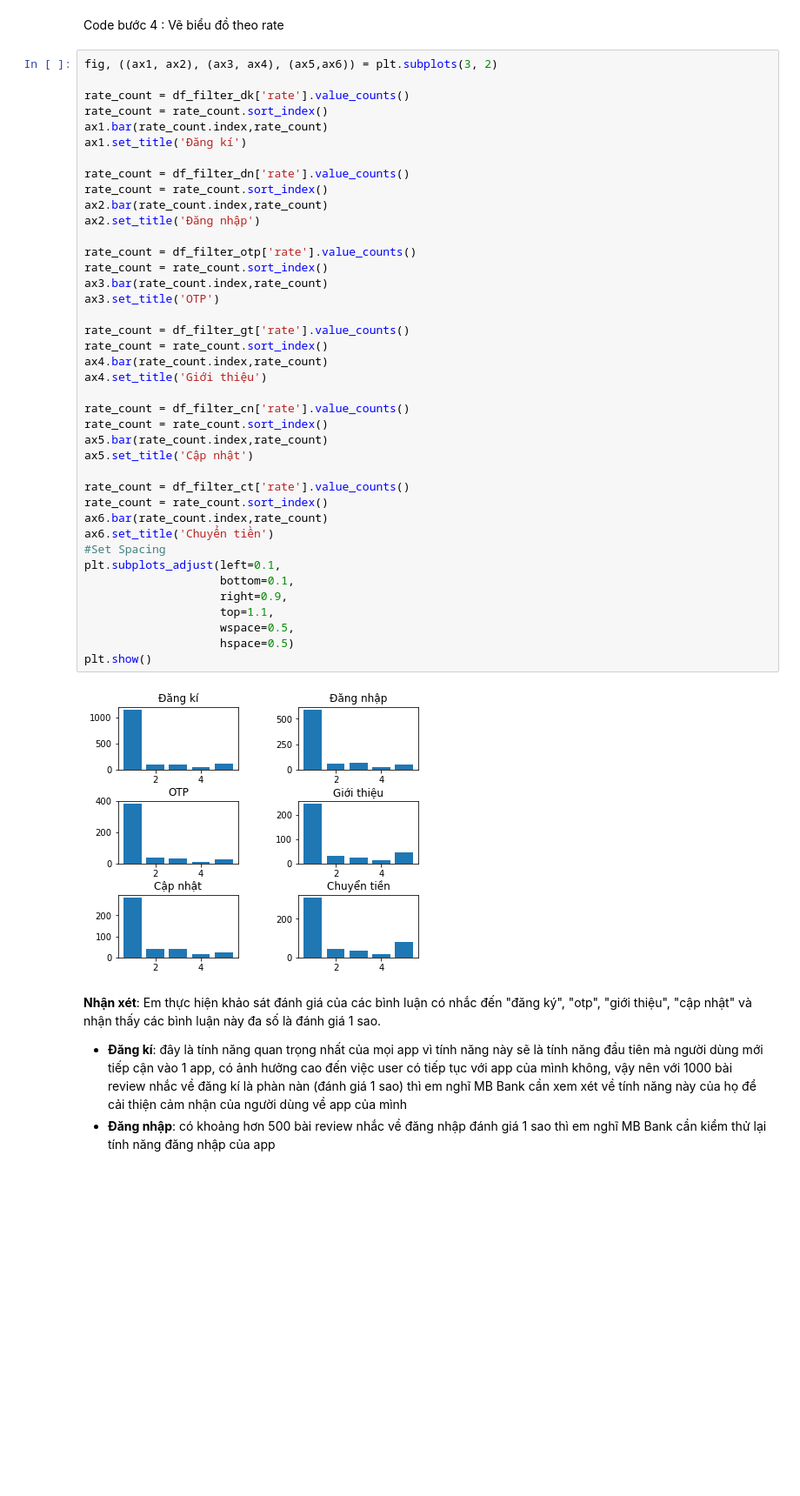
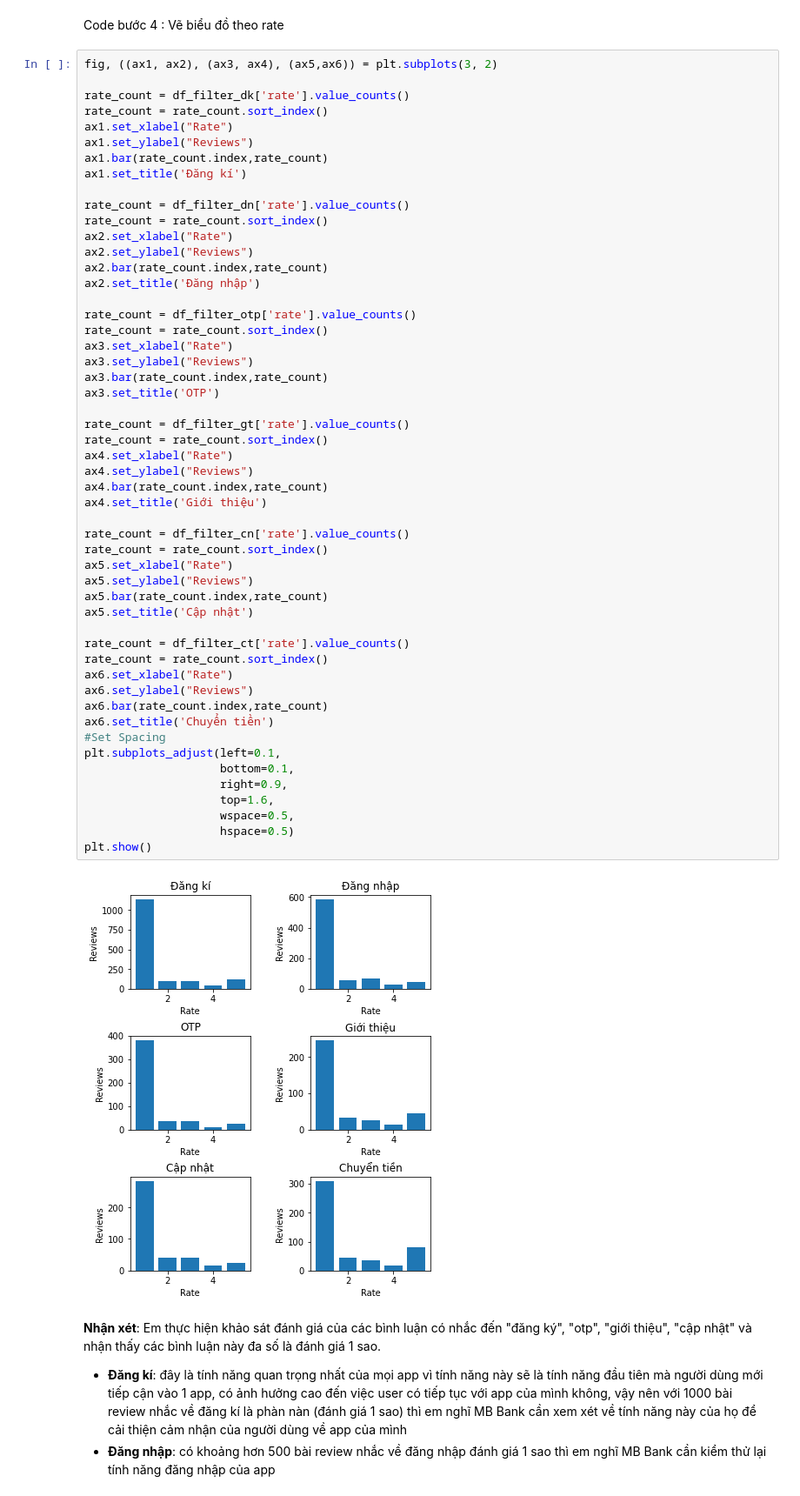
Before and after one commit to trinh172/LTKHDL_DACK, a Jupyter notebook: Final_Project.ipynb, the cells around one changed output. Shown at 87% size. Saved outputs shown, nothing was run; the diff lists cells and outputs as text; blank space fills up the shorter version.

Commit message:
add xlabel, ylabel for chart

```diff
--- a/Final_Project.ipynb
+++ b/Final_Project.ipynb
@@ -618,43 +625,55 @@ fig, ((ax1, ax2), (ax3, ax4), (ax5,ax6)) = plt.subplots(3, 2)
 
 rate_count = df_filter_dk['rate'].value_counts()
 rate_count = rate_count.sort_index()
+ax1.set_xlabel("Rate")
+ax1.set_ylabel("Reviews")
 ax1.bar(rate_count.index,rate_count)
 ax1.set_title('Đăng kí')
 
 rate_count = df_filter_dn['rate'].value_counts()
 rate_count = rate_count.sort_index()
+ax2.set_xlabel("Rate")
+ax2.set_ylabel("Reviews")
 ax2.bar(rate_count.index,rate_count)
 ax2.set_title('Đăng nhập')
 
 rate_count = df_filter_otp['rate'].value_counts()
 rate_count = rate_count.sort_index()
+ax3.set_xlabel("Rate")
+ax3.set_ylabel("Reviews")
 ax3.bar(rate_count.index,rate_count)
 ax3.set_title('OTP')
 
 rate_count = df_filter_gt['rate'].value_counts()
 rate_count = rate_count.sort_index()
+ax4.set_xlabel("Rate")
+ax4.set_ylabel("Reviews")
 ax4.bar(rate_count.index,rate_count)
 ax4.set_title('Giới thiệu')
 
 rate_count = df_filter_cn['rate'].value_counts()
 rate_count = rate_count.sort_index()
+ax5.set_xlabel("Rate")
+ax5.set_ylabel("Reviews")
 ax5.bar(rate_count.index,rate_count)
 ax5.set_title('Cập nhật')
 
 rate_count = df_filter_ct['rate'].value_counts()
 rate_count = rate_count.sort_index()
+ax6.set_xlabel("Rate")
+ax6.set_ylabel("Reviews")
 ax6.bar(rate_count.index,rate_count)
 ax6.set_title('Chuyển tiền')
 #Set Spacing
 plt.subplots_adjust(left=0.1,
                     bottom=0.1,
                     right=0.9,
-                    top=1.1,
+                    top=1.6,
                     wspace=0.5,
                     hspace=0.5)
 plt.show()
 # %% [output]
-[figure, old version]
+[figure, new version]
 # %% [markdown]
 **Nhận xét**: Em thực hiện khảo sát đánh giá của các bình luận có nhắc đến "đăng ký", "otp", "giới thiệu", "cập nhật" và nhận thấy các bình luận này đa số là đánh giá 1 sao.
 - **Đăng kí**: đây là tính năng quan trọng nhất của mọi app vì tính năng này sẽ là tính năng đầu tiên mà người dùng mới tiếp cận vào 1 app, có ảnh hưởng cao đến việc user có tiếp tục với app của mình không, vậy nên với 1000 bài review nhắc về đăng kí là phàn nàn (đánh giá 1 sao) thì em nghĩ MB Bank cần xem xét về tính năng này của họ để cải thiện cảm nhận của người dùng về app của mình
```
Also changed, not shown: parts of 14 cells of this notebook.
